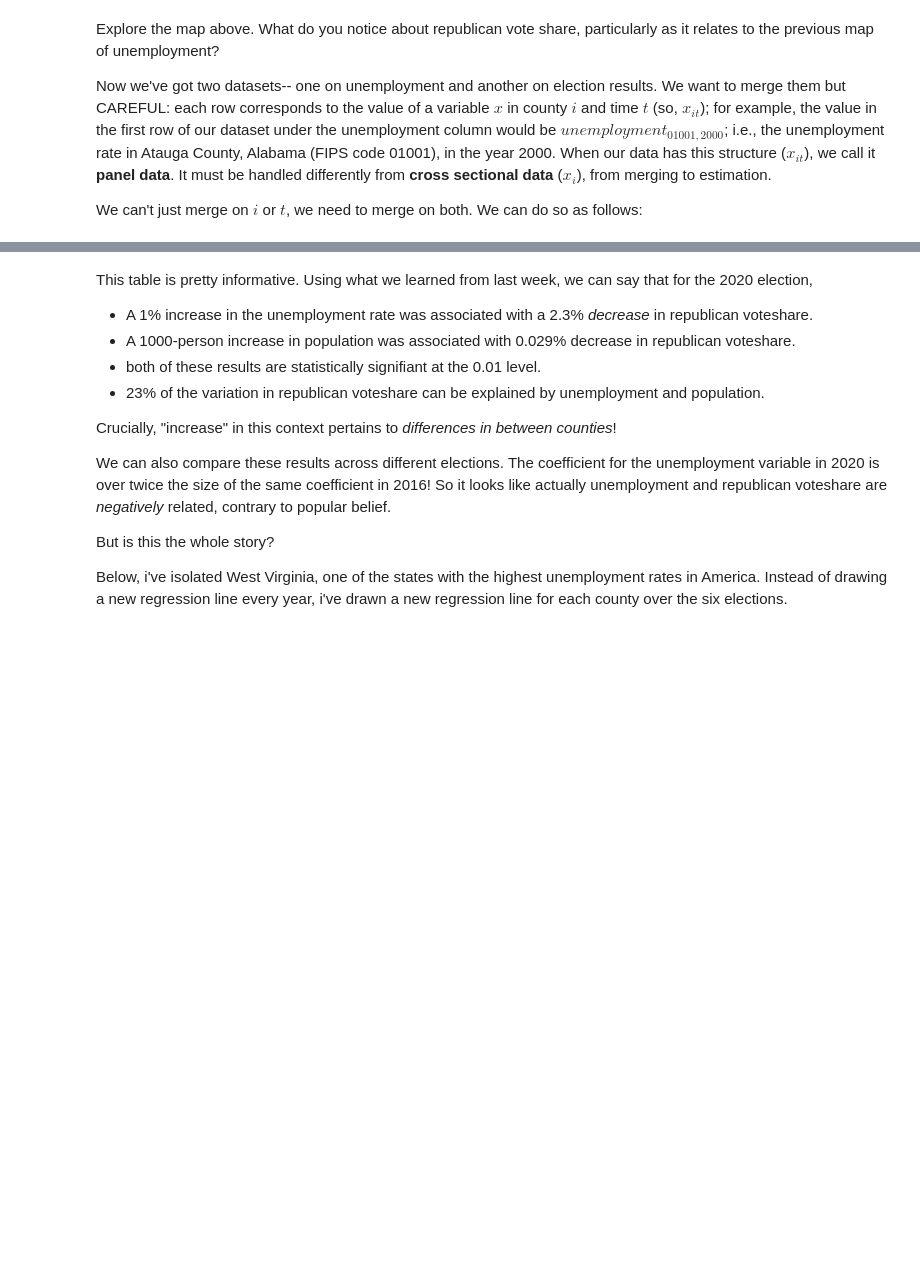
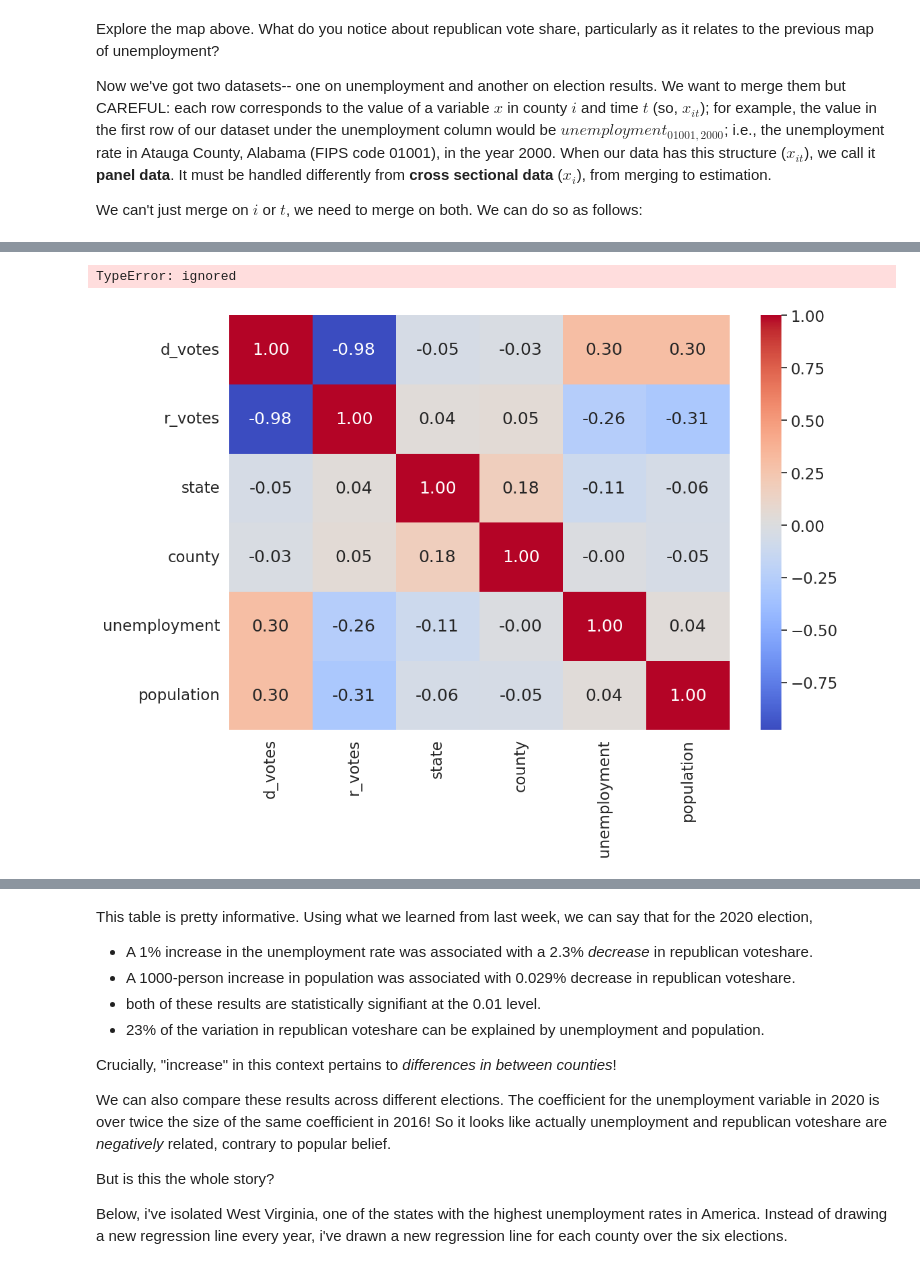
Before and after one commit to muffoonfu/QM2, a Jupyter notebook: Copy_of_W9_2Difference_in_differences.ipynb, the cells around one changed output, grey strips where cells are left out. Drawn from its saved outputs; the diff is of its cells as text; code cells hidden in the pictures; blank space fills up the shorter version.

```diff
--- a/Copy_of_W9_2Difference_in_differences.ipynb
+++ b/Copy_of_W9_2Difference_in_differences.ipynb
@@ -166,0 +184,10 @@ Neither is more important than the other, but we must be careful not to conflate
+# %%
+# 3) Generating correlation matrix
+sns.heatmap(df_c.corr(),
+            annot=True,
+            fmt=".2f",
+            cmap='coolwarm')
+plt.title('Correlation matrix')
+# %% [output]
+TypeError: ignored
+[figure, added]
```
Also changed, not shown: parts of 15 cells of this notebook.
